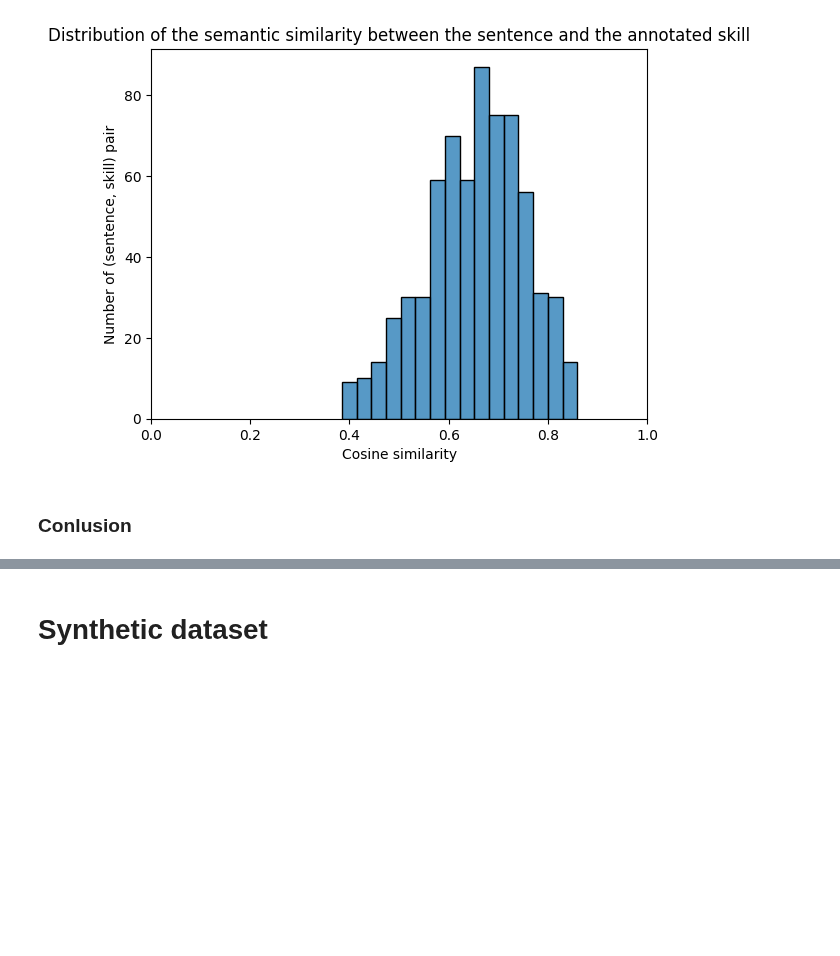
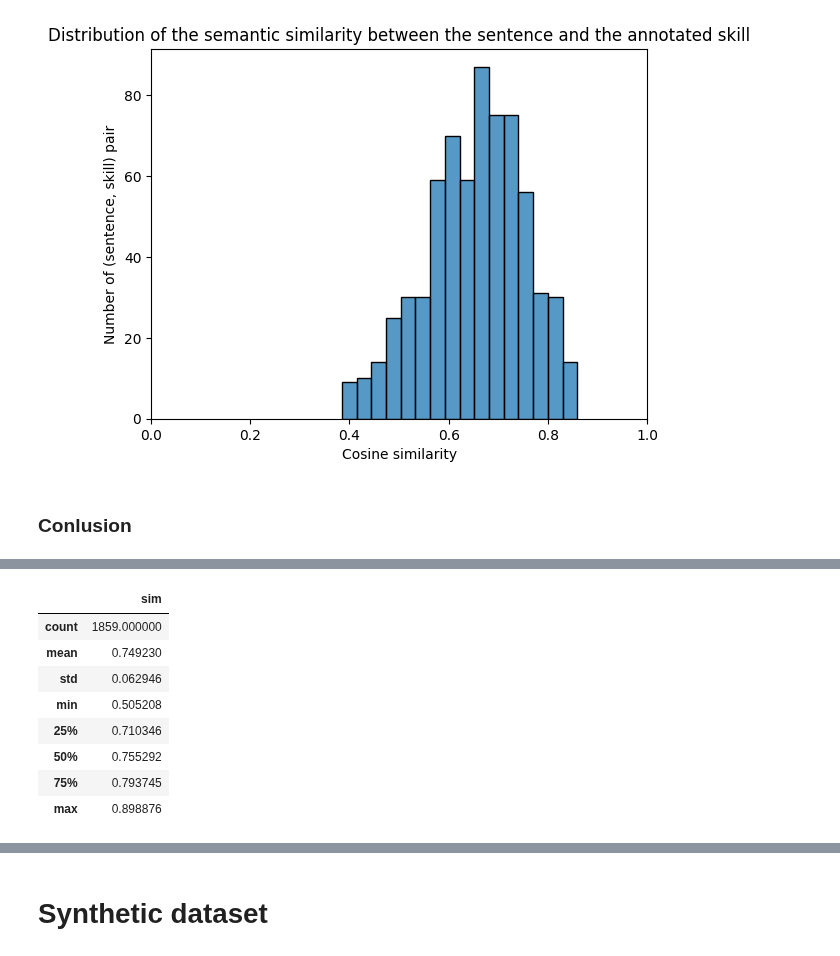
Before and after one commit to epfl-ml4ed/SkillThrills, a Jupyter notebook: protosp01/dataset_generation/evaluate.ipynb, the cells around one changed output, grey strips where cells are left out. Saved outputs shown, nothing was run; the diff lists cells and outputs as text; code cells hidden in the pictures; blank space fills up the shorter version.

```diff
--- a/protosp01/dataset_generation/evaluate.ipynb
+++ b/protosp01/dataset_generation/evaluate.ipynb
@@ -135,0 +190,12 @@ metrics = {
+# %%
+slq.describe()
+# %% [output]
+|  | sim |
+| count | 1859.000000 |
+| mean | 0.749230 |
+| std | 0.062946 |
+| min | 0.505208 |
+| 25% | 0.710346 |
+| 50% | 0.755292 |
+| 75% | 0.793745 |
+| max | 0.898876 |
```
Also changed, not shown: parts of 10 cells of this notebook, 4 other files.
